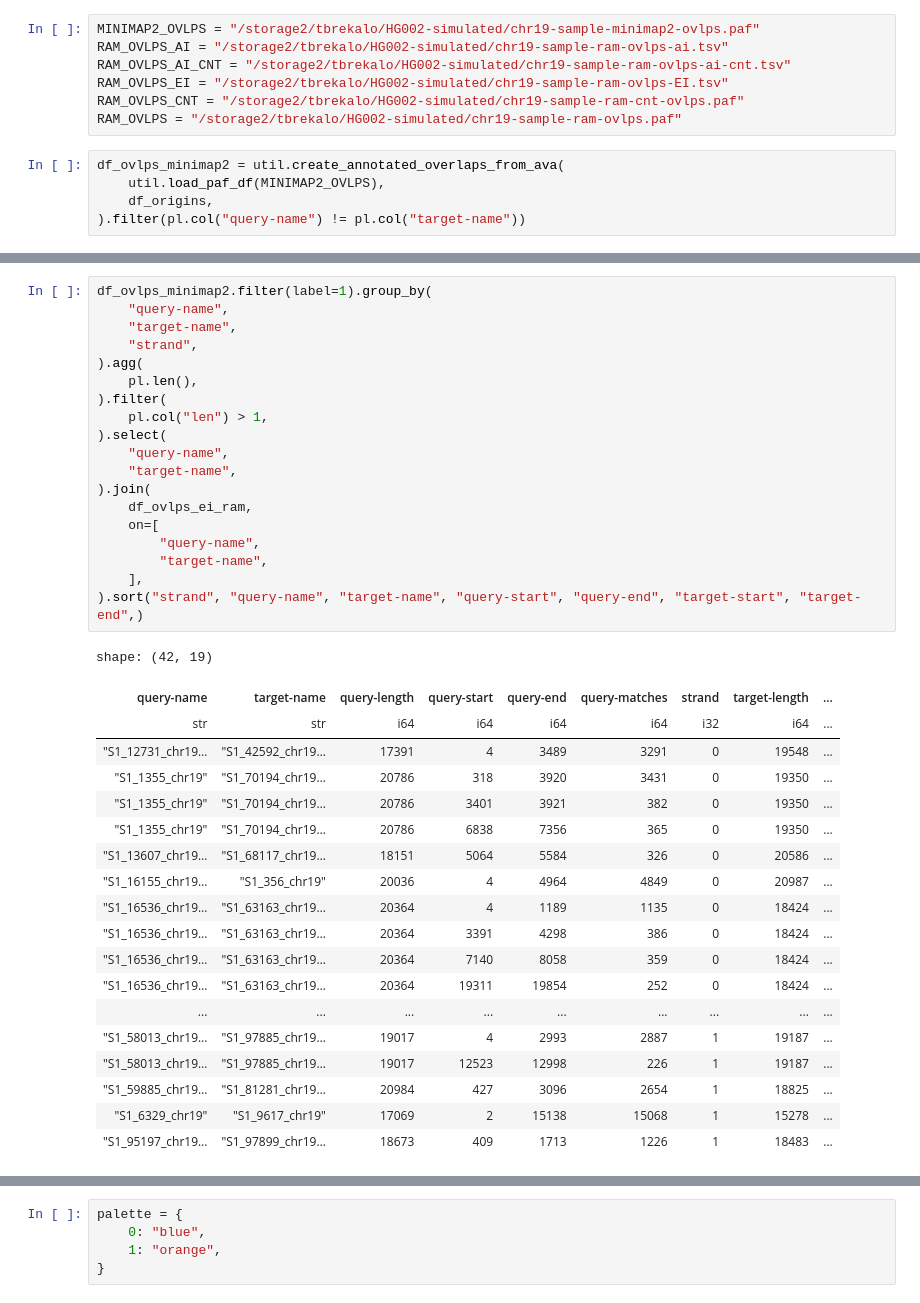
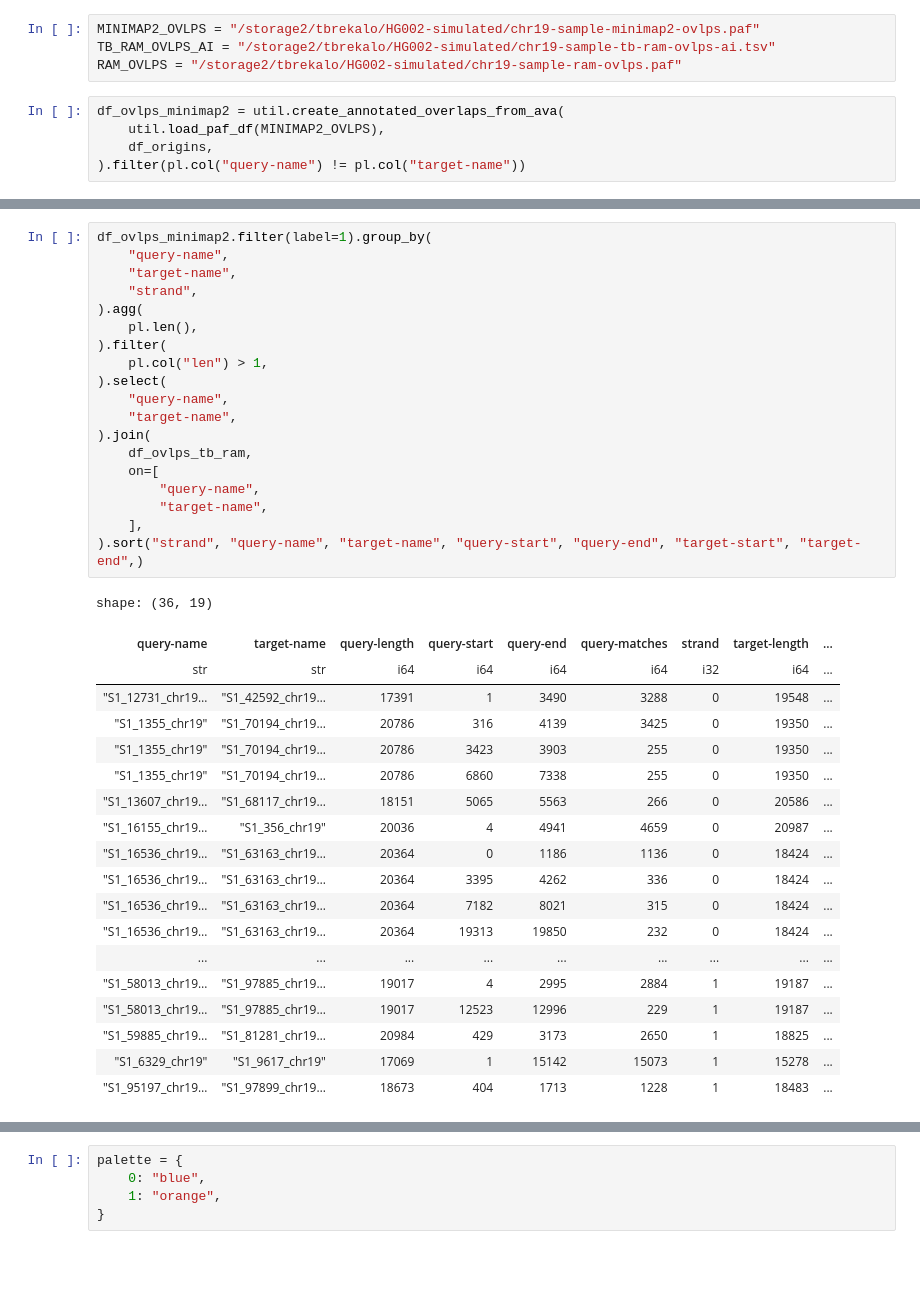
Before and after one commit to tbrekalo/tb-ram, a Jupyter notebook: scripts/notebooks/ovlp-chain-eval.ipynb, the cells around one changed output, grey strips where cells are left out. Drawn from its saved outputs; the diff is of its cells as text; blank space fills up the shorter version.

```diff
--- a/scripts/notebooks/ovlp-chain-eval.ipynb
+++ b/scripts/notebooks/ovlp-chain-eval.ipynb
@@ -21,10 +20,7 @@ ORIGINS_PATH = "/storage2/tbrekalo/HG002-simulated/chr19-read-origins.csv"
 df_origins = util.load_origins_df(ORIGINS_PATH)
 # %%
 MINIMAP2_OVLPS = "/storage2/tbrekalo/HG002-simulated/chr19-sample-minimap2-ovlps.paf"
-RAM_OVLPS_AI = "/storage2/tbrekalo/HG002-simulated/chr19-sample-ram-ovlps-ai.tsv"
-RAM_OVLPS_AI_CNT = "/storage2/tbrekalo/HG002-simulated/chr19-sample-ram-ovlps-ai-cnt.tsv"
-RAM_OVLPS_EI = "/storage2/tbrekalo/HG002-simulated/chr19-sample-ram-ovlps-EI.tsv"
-RAM_OVLPS_CNT = "/storage2/tbrekalo/HG002-simulated/chr19-sample-ram-cnt-ovlps.paf"
+TB_RAM_OVLPS_AI = "/storage2/tbrekalo/HG002-simulated/chr19-sample-tb-ram-ovlps-ai.tsv"
 RAM_OVLPS = "/storage2/tbrekalo/HG002-simulated/chr19-sample-ram-ovlps.paf"
 # %%
 df_ovlps_minimap2 = util.create_annotated_overlaps_from_ava(
@@ -153,42 +139,42 @@ shape: (2, 7)
 # %%
 df_ovlps_minimap2.filter(label=1).group_by(
     "query-name",
     "target-name",
     "strand",
 ).agg(
     pl.len(),
 ).filter(
     pl.col("len") > 1,
 ).select(
     "query-name",
     "target-name",
 ).join(
-    df_ovlps_ei_ram,
+    df_ovlps_tb_ram,
     on=[
         "query-name",
         "target-name",
     ],
 ).sort("strand", "query-name", "target-name", "query-start", "query-end", "target-start", "target-end",)
 # %% [output]
-shape: (42, 19)
+shape: (36, 19)
 | query-name | target-name | query-length | query-start | query-end | query-matches | strand | target-length | ... |
 | str | str | i64 | i64 | i64 | i64 | i32 | i64 | ... |
-| "S1_12731_chr19… | "S1_42592_chr19… | 17391 | 4 | 3489 | 3291 | 0 | 19548 | ... |
-| "S1_1355_chr19" | "S1_70194_chr19… | 20786 | 318 | 3920 | 3431 | 0 | 19350 | ... |
-| "S1_1355_chr19" | "S1_70194_chr19… | 20786 | 3401 | 3921 | 382 | 0 | 19350 | ... |
-| "S1_1355_chr19" | "S1_70194_chr19… | 20786 | 6838 | 7356 | 365 | 0 | 19350 | ... |
-| "S1_13607_chr19… | "S1_68117_chr19… | 18151 | 5064 | 5584 | 326 | 0 | 20586 | ... |
-| "S1_16155_chr19… | "S1_356_chr19" | 20036 | 4 | 4964 | 4849 | 0 | 20987 | ... |
-| "S1_16536_chr19… | "S1_63163_chr19… | 20364 | 4 | 1189 | 1135 | 0 | 18424 | ... |
-| "S1_16536_chr19… | "S1_63163_chr19… | 20364 | 3391 | 4298 | 386 | 0 | 18424 | ... |
-| "S1_16536_chr19… | "S1_63163_chr19… | 20364 | 7140 | 8058 | 359 | 0 | 18424 | ... |
-| "S1_16536_chr19… | "S1_63163_chr19… | 20364 | 19311 | 19854 | 252 | 0 | 18424 | ... |
+| "S1_12731_chr19… | "S1_42592_chr19… | 17391 | 1 | 3490 | 3288 | 0 | 19548 | ... |
+| "S1_1355_chr19" | "S1_70194_chr19… | 20786 | 316 | 4139 | 3425 | 0 | 19350 | ... |
+| "S1_1355_chr19" | "S1_70194_chr19… | 20786 | 3423 | 3903 | 255 | 0 | 19350 | ... |
+| "S1_1355_chr19" | "S1_70194_chr19… | 20786 | 6860 | 7338 | 255 | 0 | 19350 | ... |
+| "S1_13607_chr19… | "S1_68117_chr19… | 18151 | 5065 | 5563 | 266 | 0 | 20586 | ... |
+| "S1_16155_chr19… | "S1_356_chr19" | 20036 | 4 | 4941 | 4659 | 0 | 20987 | ... |
+| "S1_16536_chr19… | "S1_63163_chr19… | 20364 | 0 | 1186 | 1136 | 0 | 18424 | ... |
+| "S1_16536_chr19… | "S1_63163_chr19… | 20364 | 3395 | 4262 | 336 | 0 | 18424 | ... |
+| "S1_16536_chr19… | "S1_63163_chr19… | 20364 | 7182 | 8021 | 315 | 0 | 18424 | ... |
+| "S1_16536_chr19… | "S1_63163_chr19… | 20364 | 19313 | 19850 | 232 | 0 | 18424 | ... |
 | ... | ... | ... | ... | ... | ... | ... | ... | ... |
-| "S1_58013_chr19… | "S1_97885_chr19… | 19017 | 4 | 2993 | 2887 | 1 | 19187 | ... |
-| "S1_58013_chr19… | "S1_97885_chr19… | 19017 | 12523 | 12998 | 226 | 1 | 19187 | ... |
-| "S1_59885_chr19… | "S1_81281_chr19… | 20984 | 427 | 3096 | 2654 | 1 | 18825 | ... |
-| "S1_6329_chr19" | "S1_9617_chr19" | 17069 | 2 | 15138 | 15068 | 1 | 15278 | ... |
-| "S1_95197_chr19… | "S1_97899_chr19… | 18673 | 409 | 1713 | 1226 | 1 | 18483 | ... |
+| "S1_58013_chr19… | "S1_97885_chr19… | 19017 | 4 | 2995 | 2884 | 1 | 19187 | ... |
+| "S1_58013_chr19… | "S1_97885_chr19… | 19017 | 12523 | 12996 | 229 | 1 | 19187 | ... |
+| "S1_59885_chr19… | "S1_81281_chr19… | 20984 | 429 | 3173 | 2650 | 1 | 18825 | ... |
+| "S1_6329_chr19" | "S1_9617_chr19" | 17069 | 1 | 15142 | 15073 | 1 | 15278 | ... |
+| "S1_95197_chr19… | "S1_97899_chr19… | 18673 | 404 | 1713 | 1228 | 1 | 18483 | ... |
 # %%
 FEATURE_COLS = [
     "diff-mean",
```
Also changed, not shown: parts of 13 cells of this notebook.
